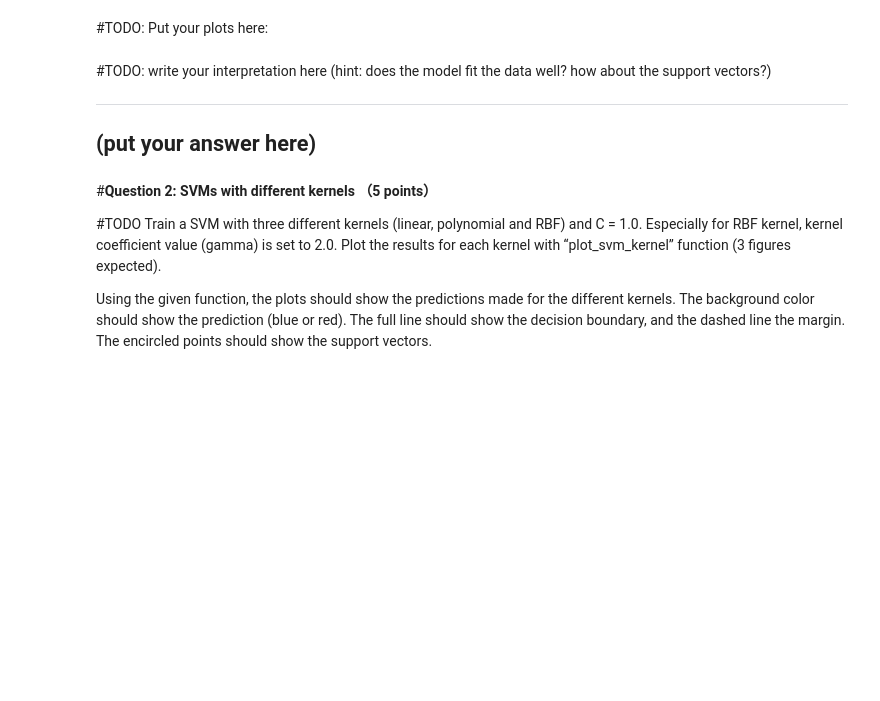
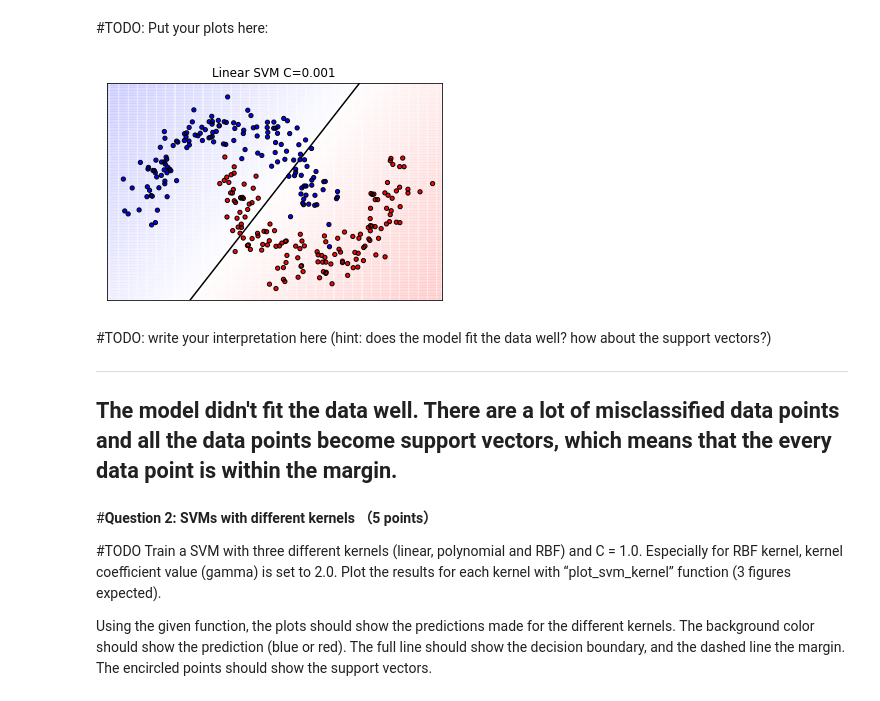
Before and after one commit to MeredithGao/ML-23, a Jupyter notebook: HW2/hw2_lab.ipynb, the cells around one changed output. Drawn from its saved outputs; the diff is of its cells as text; code cells hidden in the pictures; blank space fills up the shorter version.

```diff
--- a/HW2/hw2_lab.ipynb
+++ b/HW2/hw2_lab.ipynb
@@ -98,16 +120,26 @@ In this question, you should train a LinearSVC using default loss and C=0.001. T
 Using the given function, the plot should show the predictions for the linear SVM. The background color should show the prediction (blue or red). The full line should show the decision boundary, and the dashed line the margin. The encircled points should show the support vectors.
 # %%
 #TODO: write code to meet aforementioned question requirements
-
 #Hint: you could use class sklearn.SVC from sklearn library for the code.
 #You can use the "support_vectors_" and "decision_function" in the sklearn.SVC object
+from sklearn import svm
+from sklearn.svm import SVC
+from sklearn.svm import LinearSVC
+clf = svm.SVC(C=0.001, kernel='linear')
+clf.fit(X, y)
+support_vectors = clf.support_vectors_
+decision_function = clf.decision_function
 # %% [markdown]
 #TODO: Put your plots here:
+# %%
+plot_svm_kernel(X, y, "Linear SVM C=0.001", support_vectors, decision_function, dual_coef=None, show=True)
+# %% [output]
+[figure, added]
 # %% [markdown]
 #TODO: write your interpretation here (hint: does the model fit the data well? how about the support vectors?)
 
 ----------------------------------
-(put your answer here)
+The model didn't fit the data well. There are a lot of misclassified data points and all the data points become support vectors, which means that the every data point is within the margin.
 ----------------------------------
 # %% [markdown]
 #**Question 2: SVMs with different kernels （5 points）**
```
Also changed, not shown: parts of 11 cells of this notebook.
